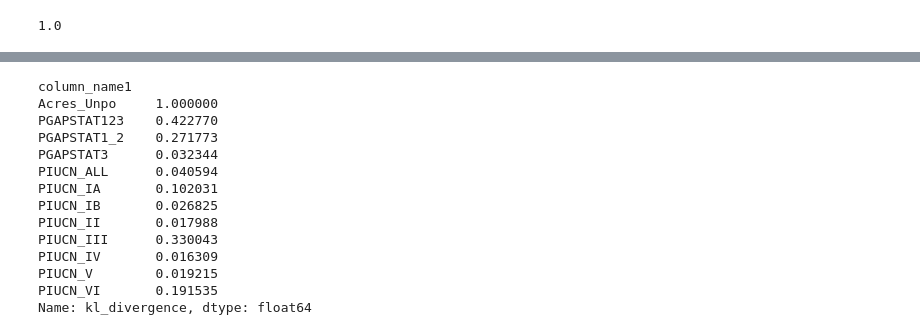
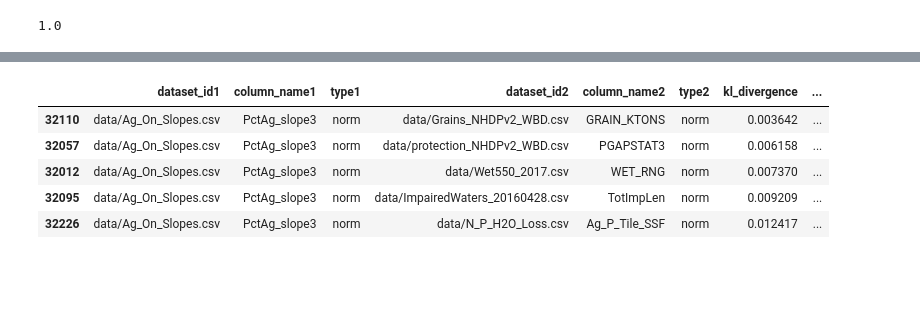
Before and after one commit to gourab5139014/infer_columns, a Jupyter notebook: TestKlDiv.ipynb, the cells around one changed output, grey strips where cells are left out. Drawn from its saved outputs; the diff is of its cells as text; code cells hidden in the pictures; blank space fills up the shorter version.

Commit message:
Best KL divergence pairs are being reported

```diff
--- a/TestKlDiv.ipynb
+++ b/TestKlDiv.ipynb
@@ -229,17 +229,10 @@ rdf.head()
-# %%
-rdf.groupby('column_name1').kl_divergence.agg('min')
-# %% [output]
-column_name1
-Acres_Unpo     1.000000
-PGAPSTAT123    0.422770
-PGAPSTAT1_2    0.271773
-PGAPSTAT3      0.032344
-PIUCN_ALL      0.040594
-PIUCN_IA       0.102031
-PIUCN_IB       0.026825
-PIUCN_II       0.017988
-PIUCN_III      0.330043
-PIUCN_IV       0.016309
-PIUCN_V        0.019215
-PIUCN_VI       0.191535
-Name: kl_divergence, dtype: float64
+# %%
+chunk = rdf[rdf['column_name1'] =='PctAg_slope3']
+chunk.sort('kl_divergence').head()
+# %% [output]
+|  | dataset_id1 | column_name1 | type1 | dataset_id2 | column_name2 | type2 | kl_divergence | ... |
+| 32110 | data/Ag_On_Slopes.csv | PctAg_slope3 | norm | data/Grains_NHDPv2_WBD.csv | GRAIN_KTONS | norm | 0.003642 | ... |
+| 32057 | data/Ag_On_Slopes.csv | PctAg_slope3 | norm | data/protection_NHDPv2_WBD.csv | PGAPSTAT3 | norm | 0.006158 | ... |
+| 32012 | data/Ag_On_Slopes.csv | PctAg_slope3 | norm | data/Wet550_2017.csv | WET_RNG | norm | 0.007370 | ... |
+| 32095 | data/Ag_On_Slopes.csv | PctAg_slope3 | norm | data/ImpairedWaters_20160428.csv | TotImpLen | norm | 0.009209 | ... |
+| 32226 | data/Ag_On_Slopes.csv | PctAg_slope3 | norm | data/N_P_H2O_Loss.csv | Ag_P_Tile_SSF | norm | 0.012417 | ... |
```
Also changed, not shown: parts of 10 cells of this notebook, 1 other file.
